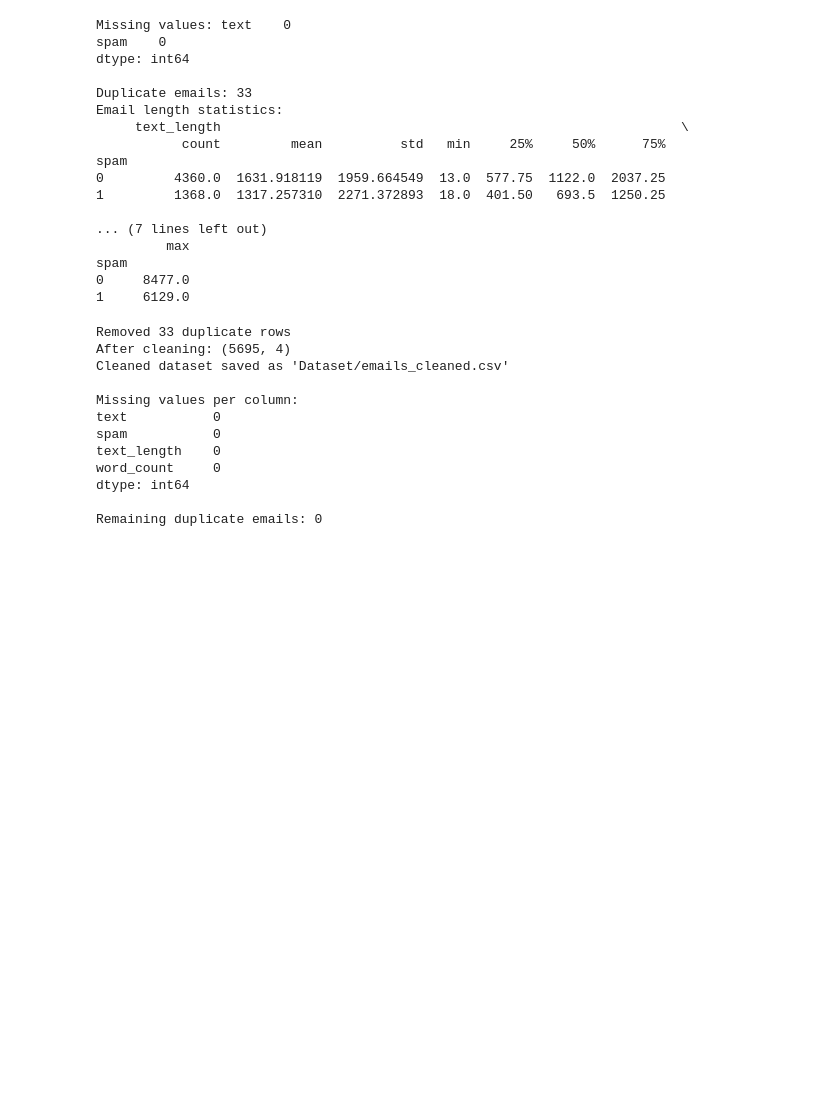
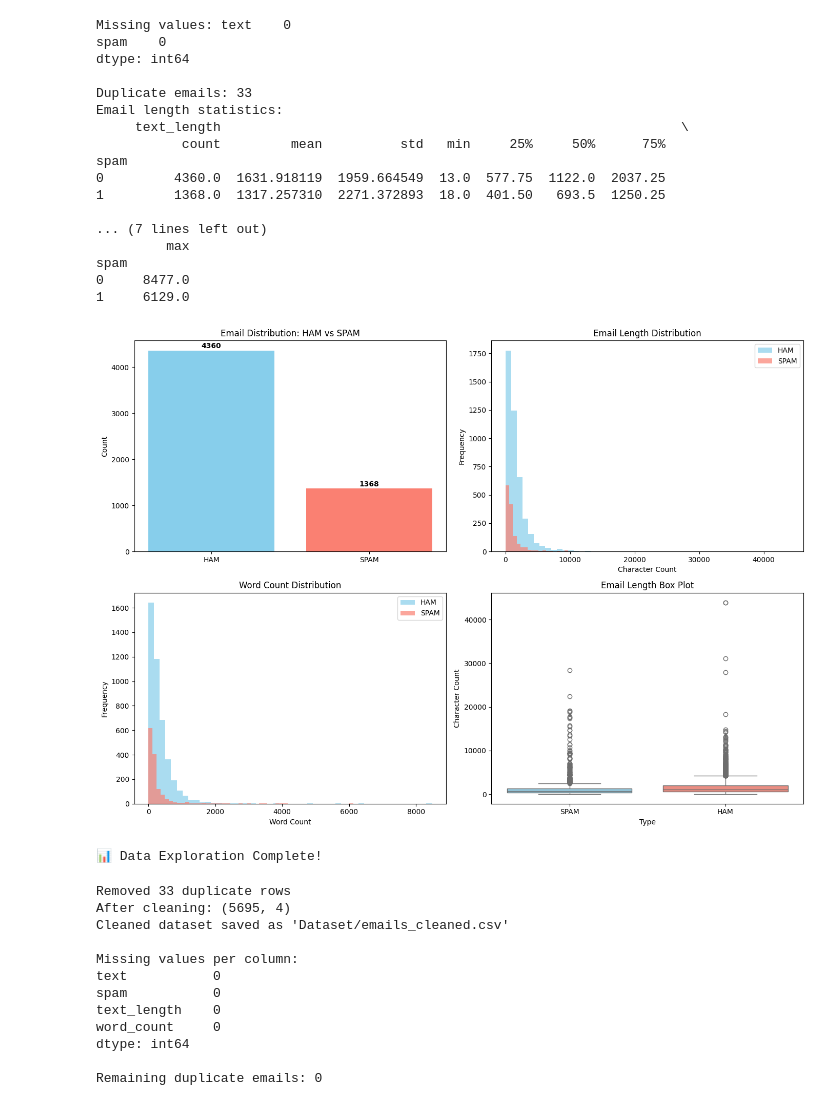
Before and after one commit to DPHeshanRanasinghe/Email-Spam-Classification-using-NLP, a Jupyter notebook: Email_Spam_Classification_Using_NLP.ipynb, the cells around one changed output. Drawn from its saved outputs; the diff is of its cells as text; code cells hidden in the pictures; blank space fills up the shorter version.

```diff
--- a/Email_Spam_Classification_Using_NLP.ipynb
+++ b/Email_Spam_Classification_Using_NLP.ipynb
@@ -118,6 +118,50 @@ spam
 spam
 0     8477.0
 1     6129.0
+# %%
+# Visualize data distributions
+import matplotlib.pyplot as plt
+import seaborn as sns
+
+fig, axes = plt.subplots(2, 2, figsize=(14, 10))
+
+# 1. Spam vs Ham distribution
+axes[0, 0].bar(['HAM', 'SPAM'], data_spam['spam'].value_counts().sort_index().values, color=['skyblue', 'salmon'])
+axes[0, 0].set_title('Email Distribution: HAM vs SPAM')
+axes[0, 0].set_ylabel('Count')
+for i, v in enumerate(data_spam['spam'].value_counts().sort_index().values):
+    axes[0, 0].text(i, v + 50, str(v), ha='center', fontweight='bold')
+
+# 2. Email length distribution
+axes[0, 1].hist(data_spam[data_spam['spam']==0]['text_length'], bins=50, alpha=0.7, label='HAM', color='skyblue')
+axes[0, 1].hist(data_spam[data_spam['spam']==1]['text_length'], bins=50, alpha=0.7, label='SPAM', color='salmon')
+axes[0, 1].set_title('Email Length Distribution')
+axes[0, 1].set_xlabel('Character Count')
+axes[0, 1].set_ylabel('Frequency')
+axes[0, 1].legend()
+
+# 3. Word count distribution
+axes[1, 0].hist(data_spam[data_spam['spam']==0]['word_count'], bins=50, alpha=0.7, label='HAM', color='skyblue')
+axes[1, 0].hist(data_spam[data_spam['spam']==1]['word_count'], bins=50, alpha=0.7, label='SPAM', color='salmon')
+axes[1, 0].set_title('Word Count Distribution')
+axes[1, 0].set_xlabel('Word Count')
+axes[1, 0].set_ylabel('Frequency')
+axes[1, 0].legend()
+
+# 4. Box plot comparison
+data_plot = data_spam[['text_length', 'spam']].copy()
+data_plot['Type'] = data_plot['spam'].map({0: 'HAM', 1: 'SPAM'})
+sns.boxplot(data=data_plot, x='Type', y='text_length', ax=axes[1, 1], palette=['skyblue', 'salmon'])
+axes[1, 1].set_title('Email Length Box Plot')
+axes[1, 1].set_ylabel('Character Count')
+
+plt.tight_layout()
+plt.show()
+
+print("\n📊 Data Exploration Complete!")
+# %% [output]
+[figure, added]
+📊 Data Exploration Complete!
 # %%
 # Remove duplicate rows
 data_spam_1 = data_spam.copy()
```
Also changed, not shown: parts of 19 cells of this notebook, 7 other files.
